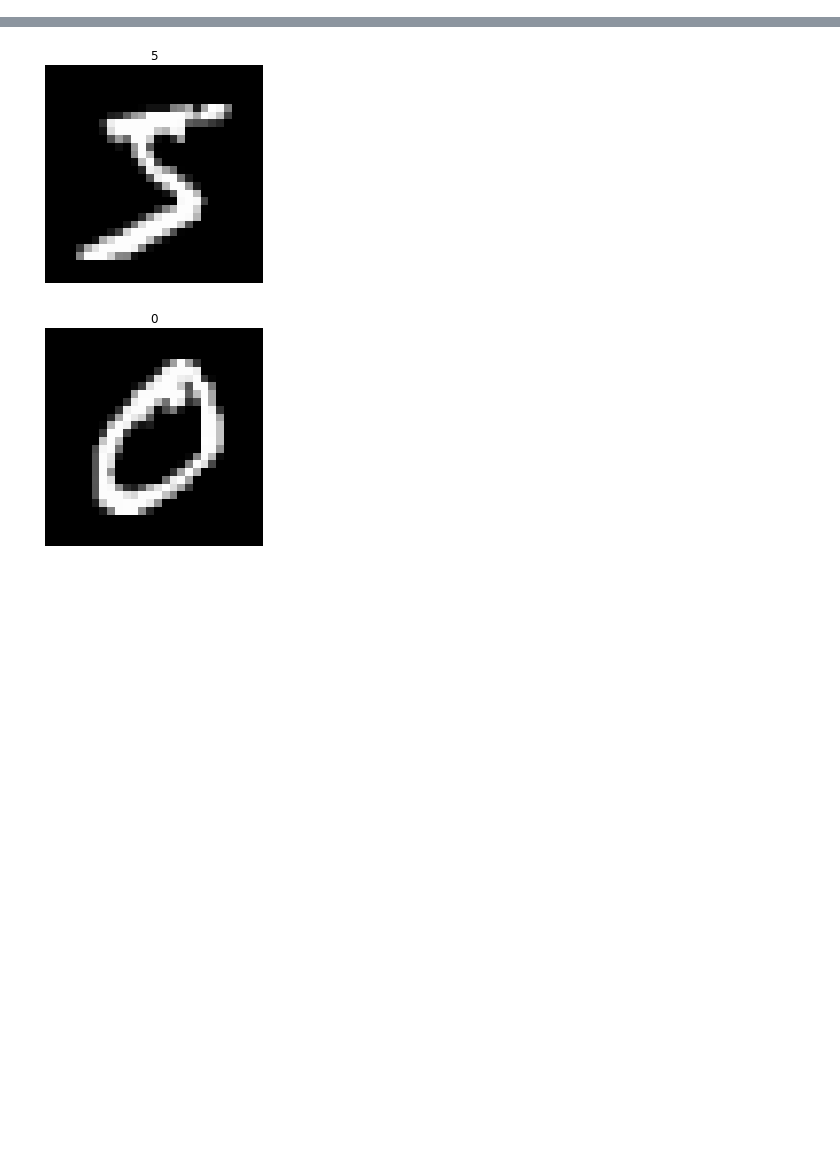
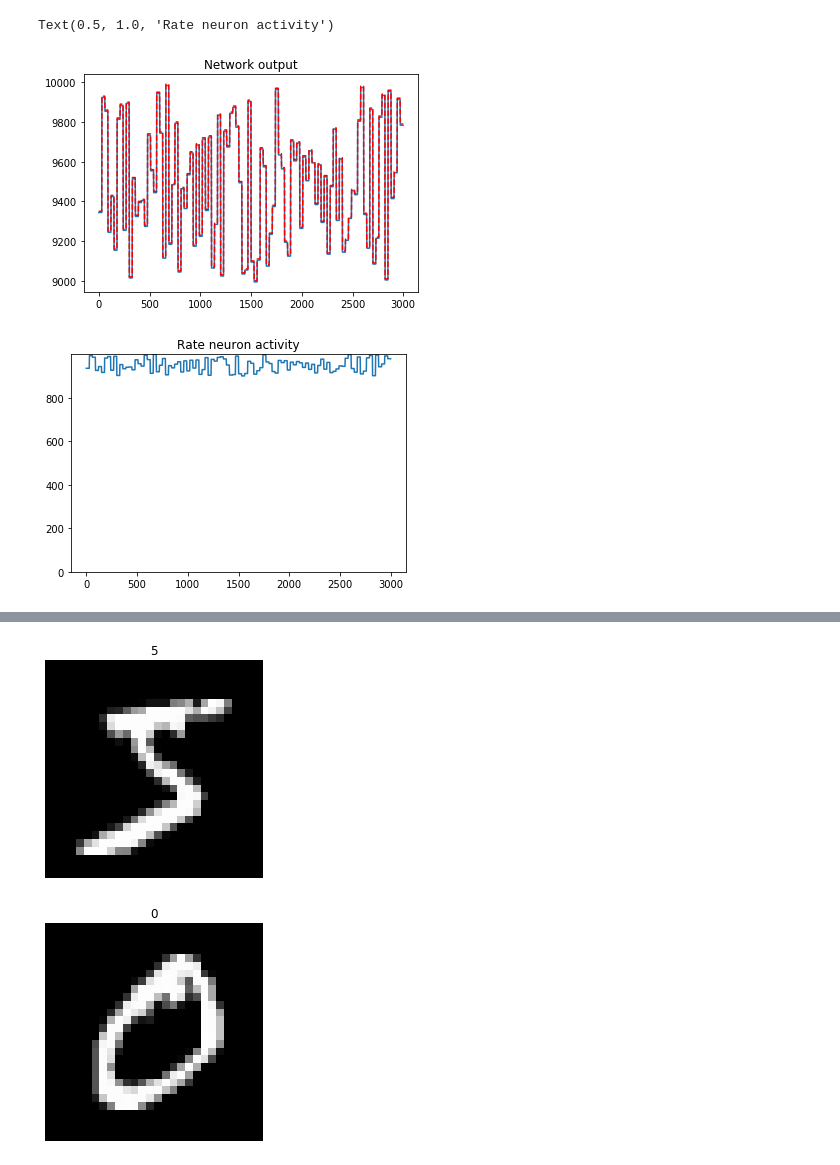
Before and after one commit to abr/neurorobotics-2020, a Jupyter notebook: Gain amplitude scaling test.ipynb, the cells around one changed output, grey strips where cells are left out. Cells and saved outputs as stored; diff of their text form; code cells hidden in the pictures; blank space fills up the shorter version.

```diff
--- a/Gain amplitude scaling test.ipynb
+++ b/Gain amplitude scaling test.ipynb
@@ -115,0 +118,40 @@ KeyboardInterrupt:
+# %%
+# get the activity plots of the rate mode neurons running on test set
+
+converter = nengo_dl.Converter(
+    model,
+    swap_activations={tf.nn.relu: nengo.RectifiedLinear()}
+)
+
+net = converter.net
+nengo_input = converter.inputs[input]
+nengo_output = converter.outputs[dense2]
+nengo_relu2 = converter.layers[relu2]
+
+with net:
+    probe_relu2 = nengo.Probe(nengo_relu2)
+
+n_steps = 30  # number of time steps to repeat each input
+test_data = data_input[test_indices].squeeze()
+test_data = np.repeat(test_data, n_steps, axis=0)[np.newaxis, :, np.newaxis]
+
+test_labels = (np.sum(data_input[test_indices], axis=2) * 10)
+test_labels = np.repeat(test_labels, n_steps, axis=0)
+
+print(test_data.shape)
+with nengo_dl.Simulator(net, minibatch_size=1) as sim:
+    sim.load_params('params')
+    data = sim.predict({nengo_input: test_data})
+
+print(data[nengo_output].shape)
+plt.plot(np.sum(data[nengo_output], axis=2).squeeze())
+plt.plot(test_labels, 'r--')
+plt.title('Network output')
+
+sim.close()
+
+plt.figure()
+plt.plot(data[probe_relu2].squeeze())
+plt.ylim(0, np.max(data[probe_relu2]))
+plt.title('Rate neuron activity')
+# %% [output]
@@ -116 +164,4 @@ KeyboardInterrupt:
+Text(0.5, 1.0, 'Rate neuron activity')
+[figure, added]
+[figure, added]
 # %%
```
Also changed, not shown: parts of 24 cells of this notebook, 2 other files.
